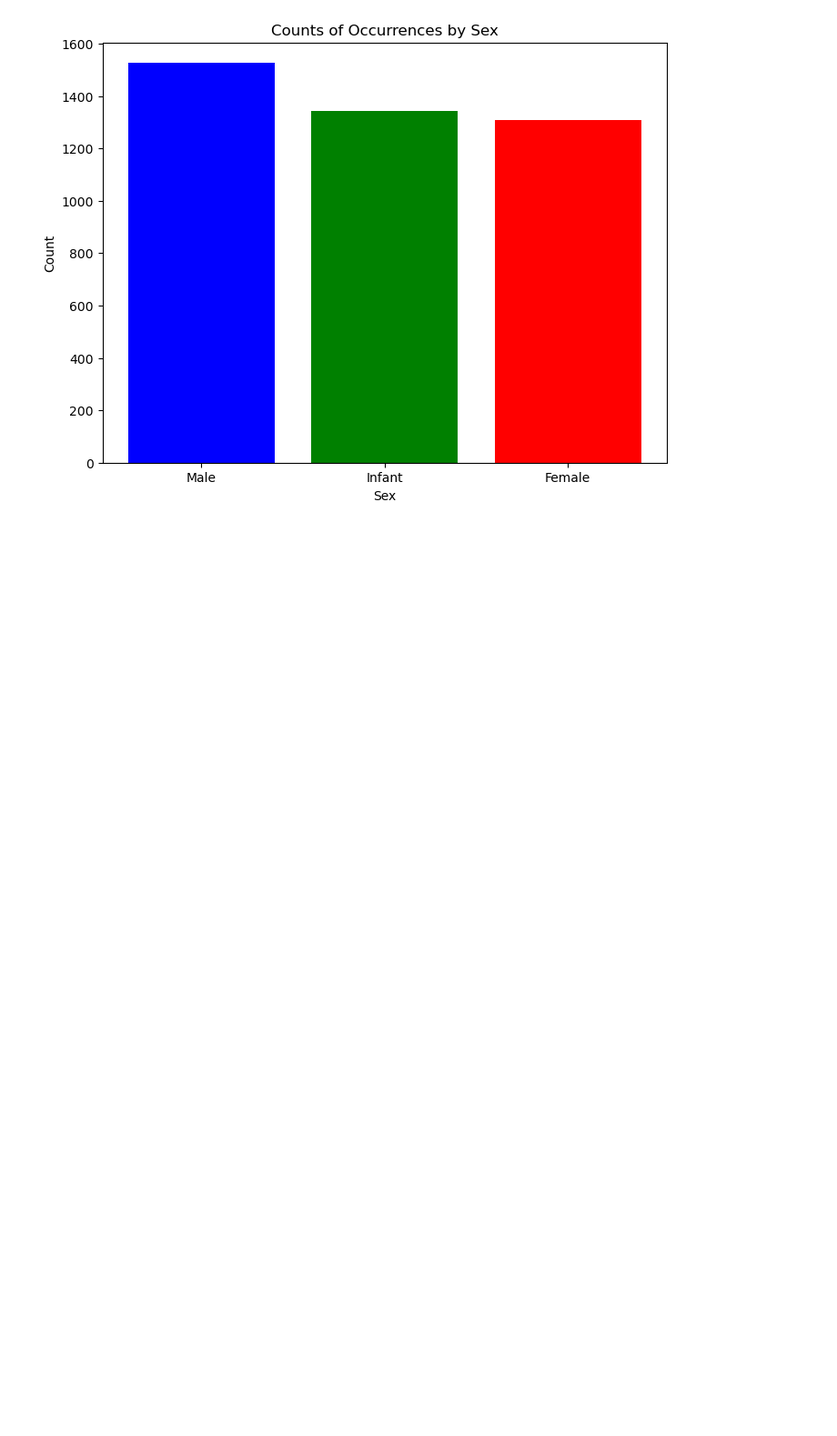
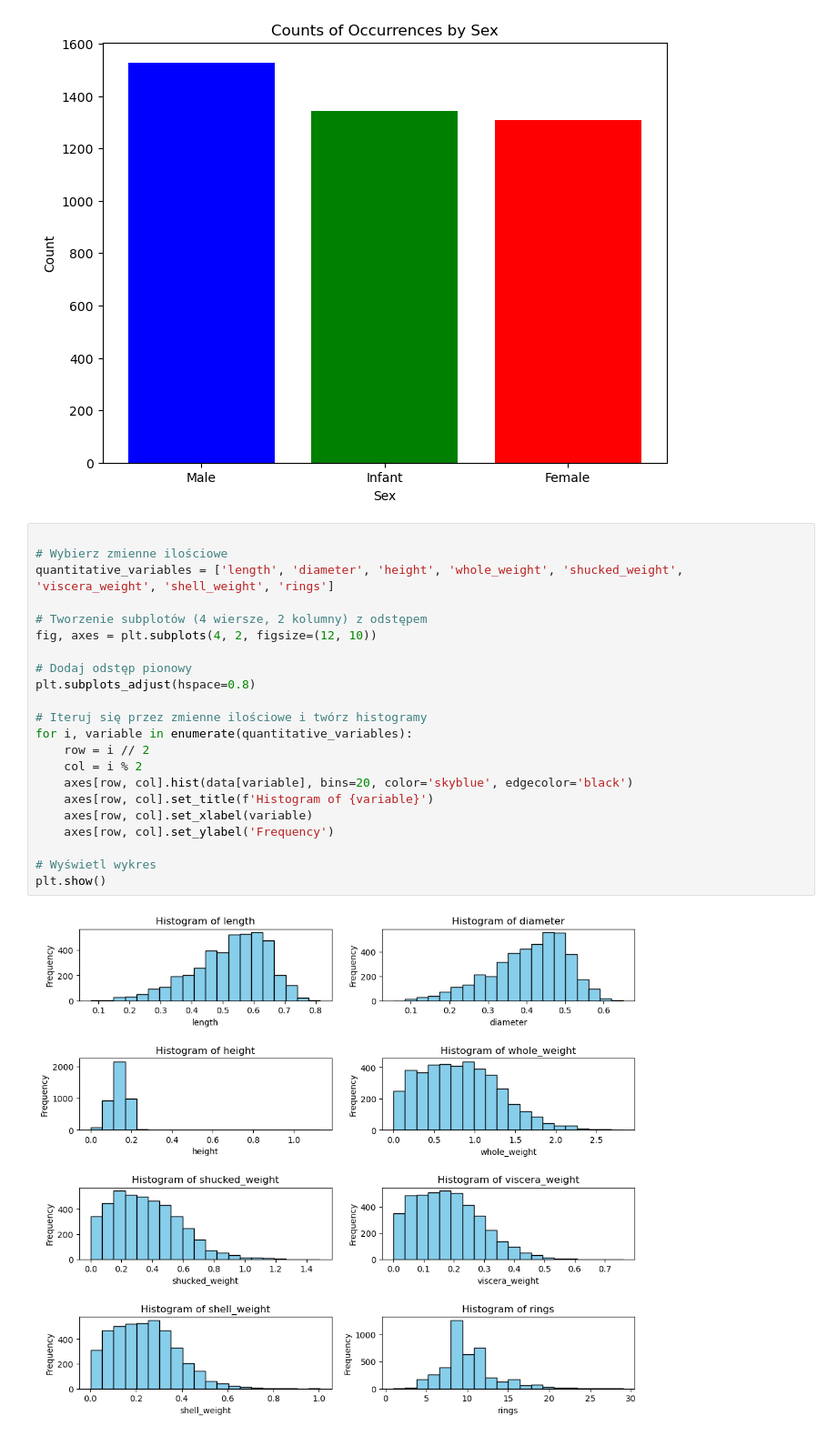
Before and after one commit to michalf1703/python-programming, a Jupyter notebook: zad1/Untitled.ipynb, the cells around one changed output. Shown at 91% size. Saved outputs shown, nothing was run; the diff lists cells and outputs as text; blank space fills up the shorter version.

Commit message:
histograms done

```diff
--- a/zad1/Untitled.ipynb
+++ b/zad1/Untitled.ipynb
@@ -127,3 +127,27 @@ plt.title('Counts of Occurrences by Sex')
 plt.show();
 # %% [output]
 [figure]
+# %%
+
+# Wybierz zmienne ilościowe
+quantitative_variables = ['length', 'diameter', 'height', 'whole_weight', 'shucked_weight', 'viscera_weight', 'shell_weight', 'rings']
+
+# Tworzenie subplotów (4 wiersze, 2 kolumny) z odstępem
+fig, axes = plt.subplots(4, 2, figsize=(12, 10))
+
+# Dodaj odstęp pionowy
+plt.subplots_adjust(hspace=0.8)
+
+# Iteruj się przez zmienne ilościowe i twórz histogramy
+for i, variable in enumerate(quantitative_variables):
+    row = i // 2
+    col = i % 2
+    axes[row, col].hist(data[variable], bins=20, color='skyblue', edgecolor='black')
+    axes[row, col].set_title(f'Histogram of {variable}')
+    axes[row, col].set_xlabel(variable)
+    axes[row, col].set_ylabel('Frequency')
+
+# Wyświetl wykres
+plt.show()
+# %% [output]
+[figure, added]
```
